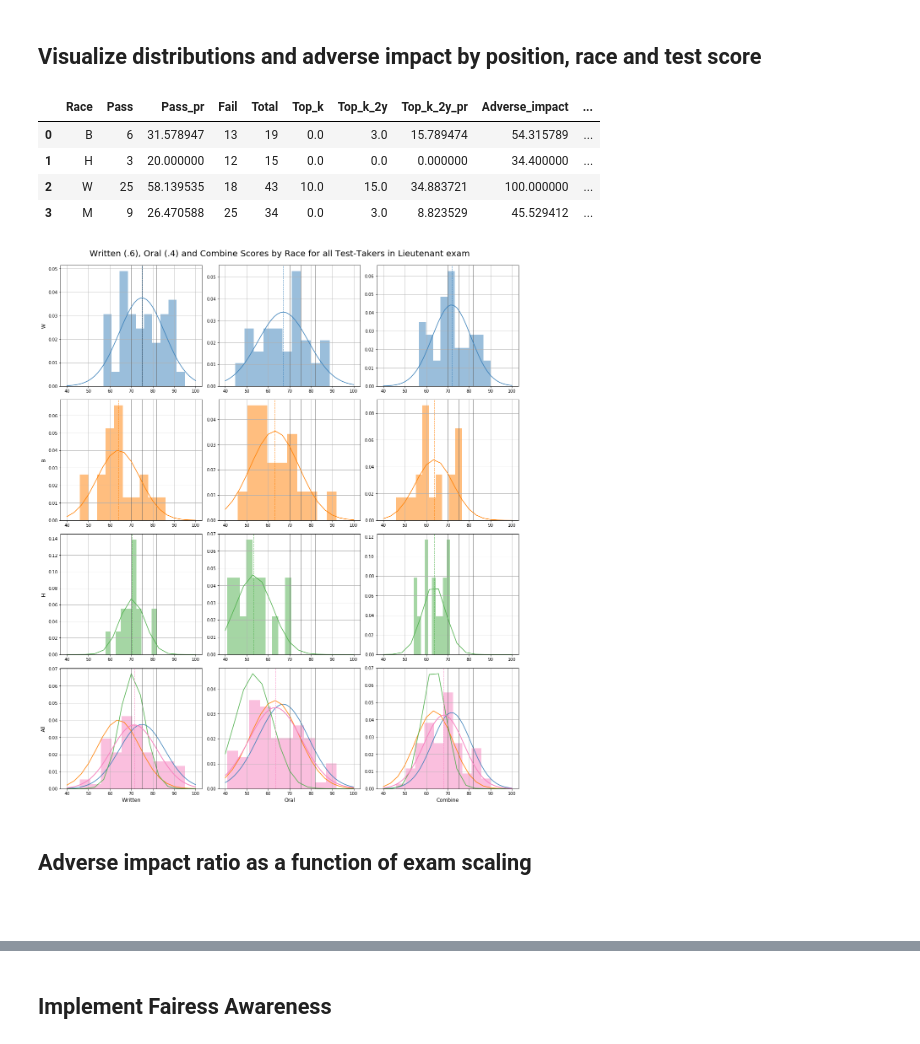
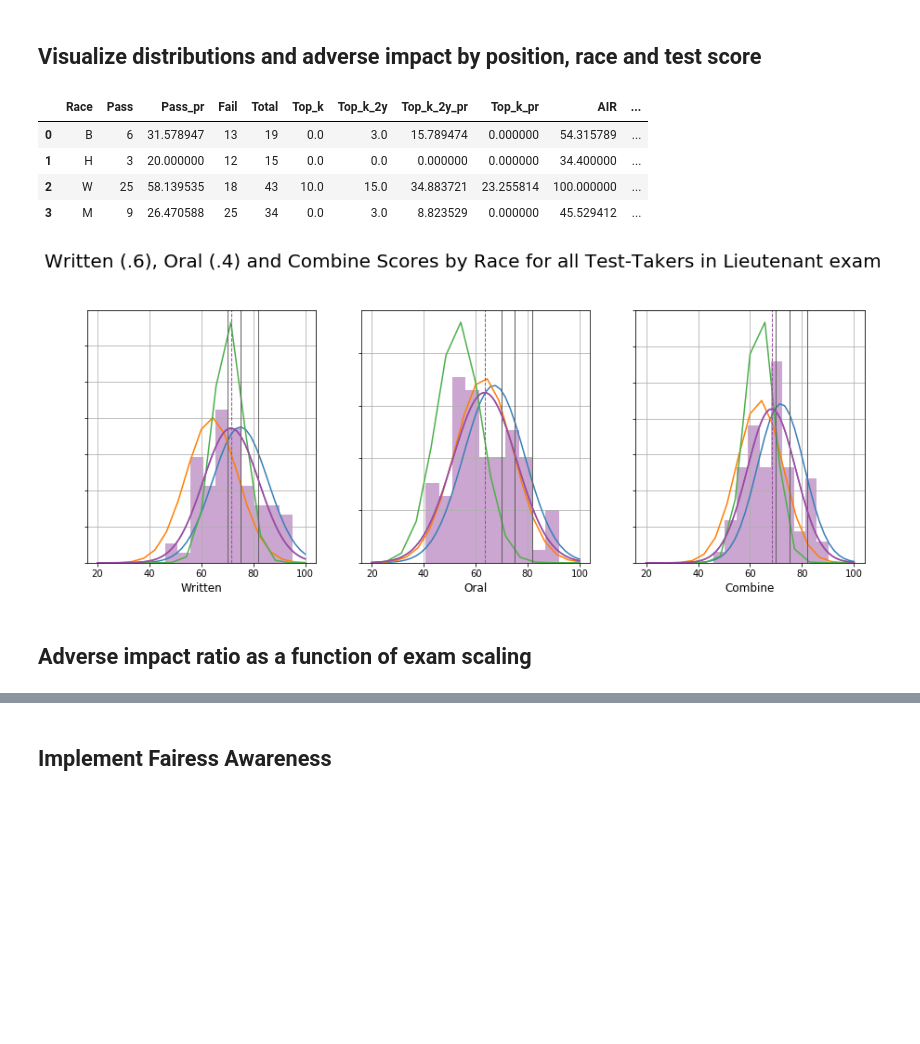
Before and after one commit to Jimmy-INL/twml, a Jupyter notebook: Project3/presentation2_ltn.ipynb, the cells around one changed output, grey strips where cells are left out. Saved outputs shown, nothing was run; the diff lists cells and outputs as text; code cells hidden in the pictures; blank space fills up the shorter version.

```diff
--- a/Project3/presentation2_ltn.ipynb
+++ b/Project3/presentation2_ltn.ipynb
@@ -39,38 +39,36 @@ from scipy import stats
 import numpy as np
 import matplotlib.pylab as plt
 
-plt.rcParams["figure.figsize"] = [24,18]
-
 def plot(df, title, figname):
     scores = [70,min(df[df['Top_k_2y']==1]['Combine']),min(df[df['Top_k']==1]['Combine'])]
     lines = []
-    fig, ax = plt.subplots(4,3)#,sharey=True)
+    fig, ax = plt.subplots(1,3)#,sharey=True)
     for j, race in enumerate(['W','B','H',None]):
-        #ax[j,0].set_title(race if not race is None else 'All')
-        ax[j,0].yaxis.set_label_position("left")
-        ax[j,0].set_ylabel((race if not race is None else 'All'), size='large')
         for i, key in enumerate(['Written','Oral','Combine']):
             if j==3:
-                ax[3,i].xaxis.set_label_position("bottom")
-                ax[3,i].set_xlabel(key, size='large')
+                ax[i].xaxis.set_label_position("bottom")
+                ax[i].set_xlabel(key, size='large')
             if not race is None:
                 ser = df[df['Race']==race][key]
             else:
                 ser = df[key]
-            # Mean, passing and promotion scores
-            ax[j,i].axvline(x=ser.mean(), color=colors[j], linestyle='dashed', linewidth=1)
-            for x in scores:
-                ax[j,i].axvline(x=x, color='#5f5f5f', linewidth=1)
             # Plot histogram
-            ser.hist(density=True,ax=ax[j,i],color=colors[j],alpha = 0.5)
-            xt = ax[j,i].get_xticks()
-            lnspc = np.linspace(40, 100, len(ser))
-            # Fit normal distribrace andution
+            if (j==3):
+                # Mean, passing and promotion scores
+                ax[i].axvline(x=ser.mean(), color=colors[j], linestyle='dashed', linewidth=1)
+                for x in scores:
+                    ax[i].axvline(x=x, color='#5f5f5f', linewidth=1)
+                ser.hist(density=True,ax=ax[i],color=colors[j],alpha = 0.5)
+                xt = ax[i].get_xticks()
+            # Fit normal distribution
+            lnspc = np.linspace(20, 100, len(ser))
             mu, stdev = stats.norm.fit(ser)
             pdf_g = stats.norm.pdf(lnspc, mu, stdev)
-            ax[j,i].plot(lnspc, pdf_g, label="Norm",color=colors[j])
-            ax[3,i].plot(lnspc, pdf_g, label="Norm",color=colors[j])
-    plt.suptitle(title,fontsize=20,y=1.02)
+            if (j==3):
+                ax[i].plot(lnspc, pdf_g, label="Norm",color=colors[j])
+            ax[i].set_yticklabels([])
+            ax[i].plot(lnspc, pdf_g, label="Norm",color=colors[j])
+    plt.suptitle(title,fontsize=20,y=1.05)
     if len(figname)>0:
         fig.savefig(figname, bbox_inches="tight")
 
@@ -90,31 +88,31 @@ def get_summary(df):
     })
     summary['Total'] = summary['Pass'] + summary['Fail']
     summary['Pass_pr'] = 100*summary['Pass']/summary['Total']
-    summary['Adverse_impact'] = (100*summary['Pass_pr']/max(summary['Pass_pr']))
+    summary['Top_k_pr'] = 100*summary['Top_k']/summary['Total']
     summary['Top_k_2y_pr'] = 100*summary['Top_k_2y']/summary['Total']
-    summary['Adverse_impact_2y'] = (100*summary['Top_k_2y_pr']/max(summary['Top_k_2y_pr']))
+    summary['AIR'] = (100*summary['Pass_pr']/max(summary['Pass_pr']))
+    summary['AIR_top_k'] = (100*summary['Top_k_pr']/max(summary['Top_k_pr']))
+    summary['AIR_top_k_2y'] = (100*summary['Top_k_2y_pr']/max(summary['Top_k_2y_pr']))
 
     return summary
 # %%
 summary = get_summary(data)
 summary
 # %% [output]
-|  | Race | Pass | Pass_pr | Fail | Total | Top_k | Top_k_2y | Top_k_2y_pr | Adverse_impact | ... |
-| 0 | B | 6 | 31.578947 | 13 | 19 | 0.0 | 3.0 | 15.789474 | 54.315789 | ... |
-| 1 | H | 3 | 20.000000 | 12 | 15 | 0.0 | 0.0 | 0.000000 | 34.400000 | ... |
-| 2 | W | 25 | 58.139535 | 18 | 43 | 10.0 | 15.0 | 34.883721 | 100.000000 | ... |
-| 3 | M | 9 | 26.470588 | 25 | 34 | 0.0 | 3.0 | 8.823529 | 45.529412 | ... |
+|  | Race | Pass | Pass_pr | Fail | Total | Top_k | Top_k_2y | Top_k_2y_pr | Top_k_pr | AIR | ... |
+| 0 | B | 6 | 31.578947 | 13 | 19 | 0.0 | 3.0 | 15.789474 | 0.000000 | 54.315789 | ... |
+| 1 | H | 3 | 20.000000 | 12 | 15 | 0.0 | 0.0 | 0.000000 | 0.000000 | 34.400000 | ... |
+| 2 | W | 25 | 58.139535 | 18 | 43 | 10.0 | 15.0 | 34.883721 | 23.255814 | 100.000000 | ... |
+| 3 | M | 9 | 26.470588 | 25 | 34 | 0.0 | 3.0 | 8.823529 | 0.000000 | 45.529412 | ... |
 # %%
-plt.rcParams["figure.figsize"] = [16,18]
+plt.rcParams["figure.figsize"] = [15,5]
 plot(data,
      " ".join(["Written (.6), Oral (.4) and Combine Scores by Race for all Test-Takers in",position,"exam"]),
      "".join(["../images/ff_orig_",position,"_race2score.png"]))
 # %% [output]
-[figure, old version]
+[figure, new version]
 # %% [markdown]
 ## Adverse impact ratio as a function of exam scaling
-# %% [markdown]
-###
 # %%
 scale = np.array(range(0,11))/10
 
```
Also changed, not shown: parts of 29 cells of this notebook, 5 other files.
